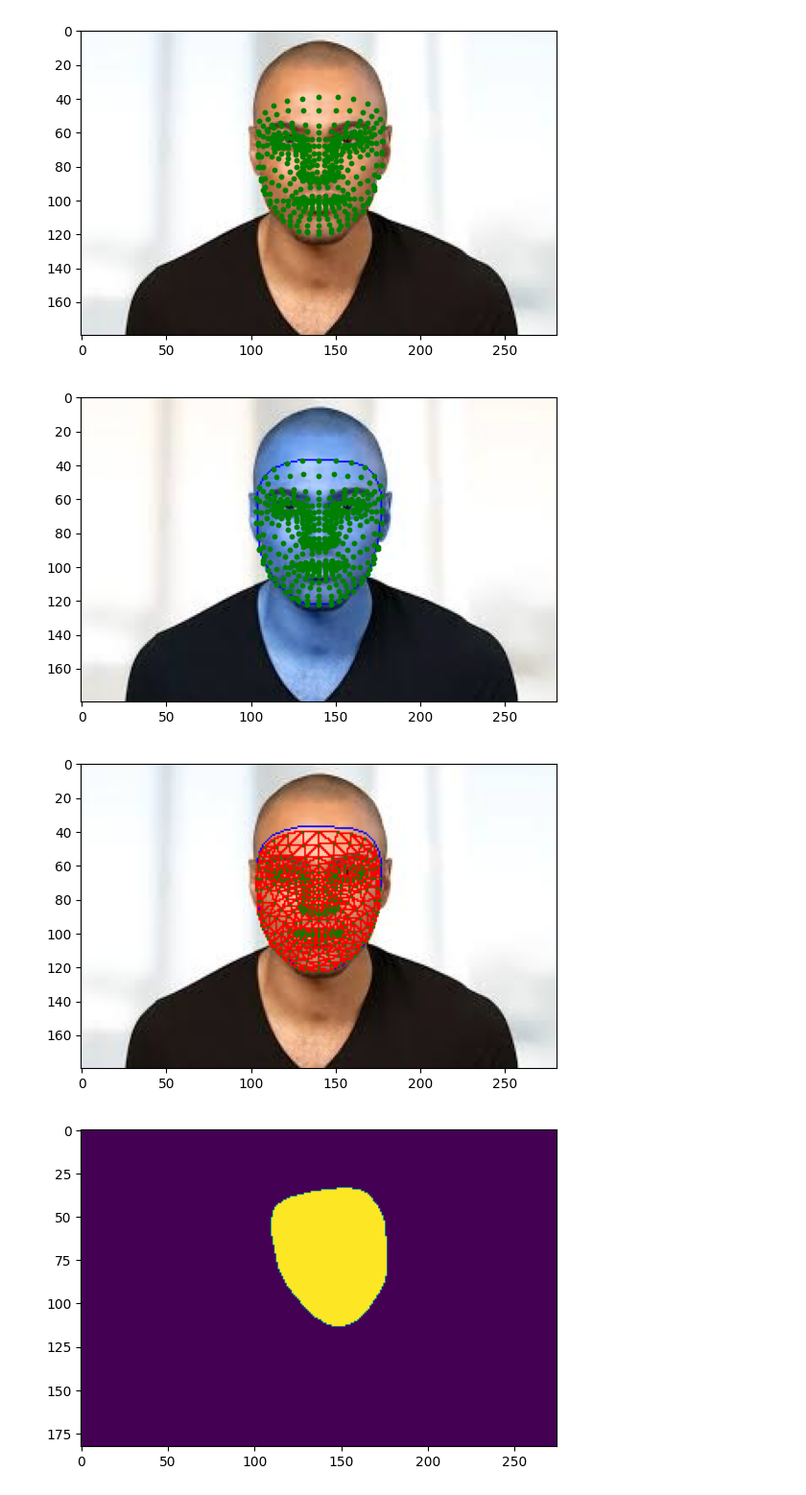
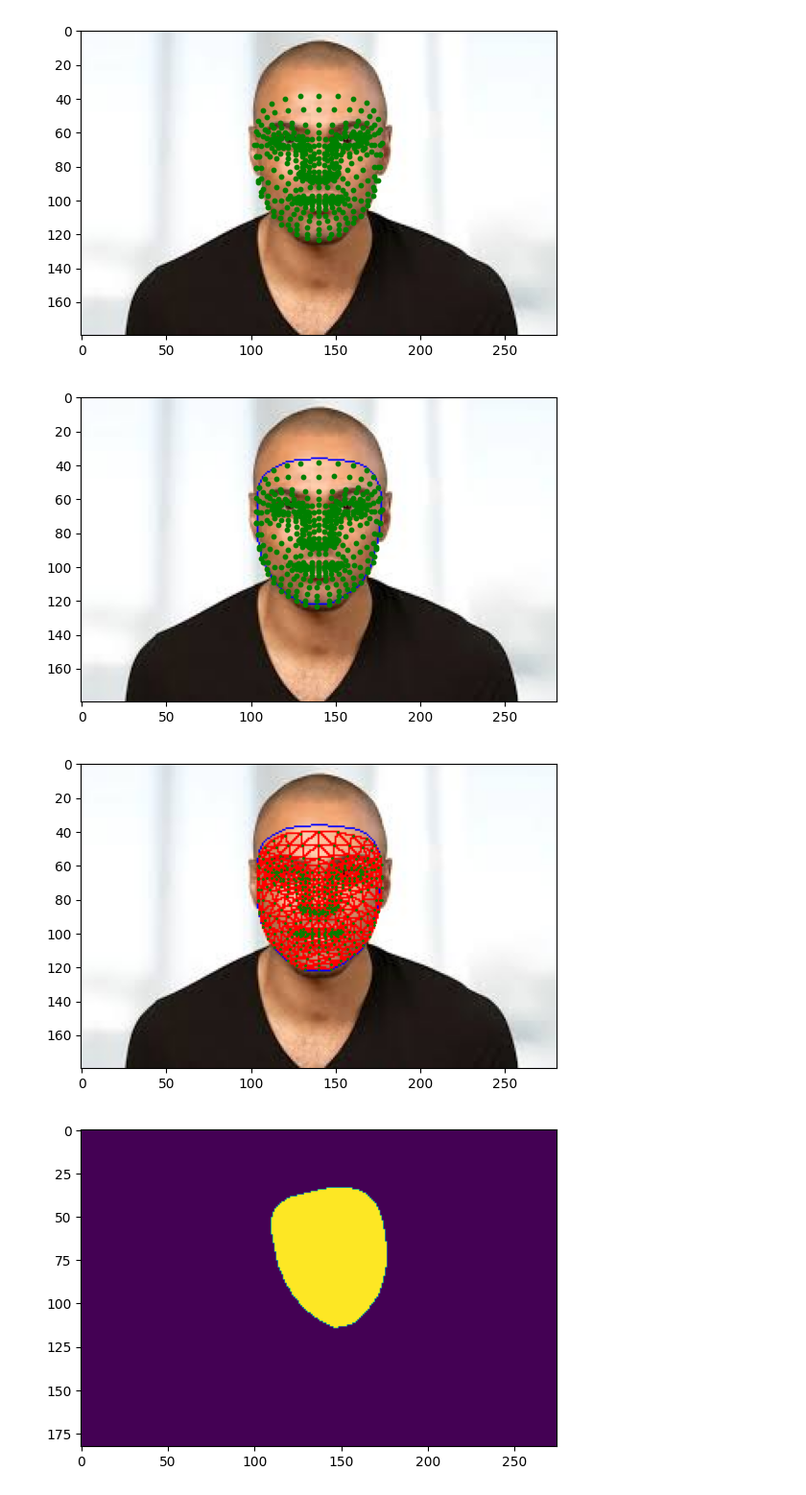
Before and after one commit to ictseoyoungmin/FaceToy_GUI, a Jupyter notebook: dev/f1.ipynb, the cells around one changed output. Shown at 96% size. Cells and saved outputs as stored; diff of their text form; code cells hidden in the pictures.

```diff
--- a/dev/f1.ipynb
+++ b/dev/f1.ipynb
@@ -52,26 +52,26 @@ AttributeError: 'NoneType' object has no attribute 'shape'
 # %%
-a,img1 = getPoints(img1.copy())
+a,img1 = getPoints(img1.copy(),cv2.COLOR_BGR2RGB,return_cvt_img=True)
 a = np.array(a)
 plt.scatter(a[:,0],a[:,1],s=10,c='green')
 plt.imshow(cv2.cvtColor(img1,cv2.COLOR_BGR2RGB))
 plt.show()
 # %% [output]
-[figure, old version]
+[figure, new version]
 # %%
 # landmarks
-a,img1 = getPoints(img1.copy())
+a,img1 = getPoints(img1.copy(),return_cvt_img=True)
 # convex hull
 a = np.array(a)
 hull1 = np.array(hull1)
 cv2.drawContours(img1,[hull1],0,(255,0,0),1)
 plt.scatter(a[:,0],a[:,1],s=10,c='green')
 plt.imshow(cv2.cvtColor(img1,cv2.COLOR_BGR2RGB))
 plt.show()
 # %% [output]
-[figure, old version]
+[figure, new version]
 # %%
 # landmarks
-a,img1 = getPoints(img1.copy())
+a,img1 = getPoints(img1.copy(),return_cvt_img=True)
 # convex hull
 cv2.drawContours(img1,[hull1],0,(255,0,0),1)
 # delaunay triangulation
@@ -93,7 +93,7 @@ plt.scatter(a[:,0],a[:,1],s=1,c='green')
 plt.imshow(cv2.cvtColor(img1,cv2.COLOR_BGR2RGB))
 plt.show()
 # %% [output]
-[figure, old version]
+[figure, new version]
 # %%
 plt.imshow(mask)
 plt.show()
```
Also changed, not shown: parts of 15 cells of this notebook, 5 other files.
